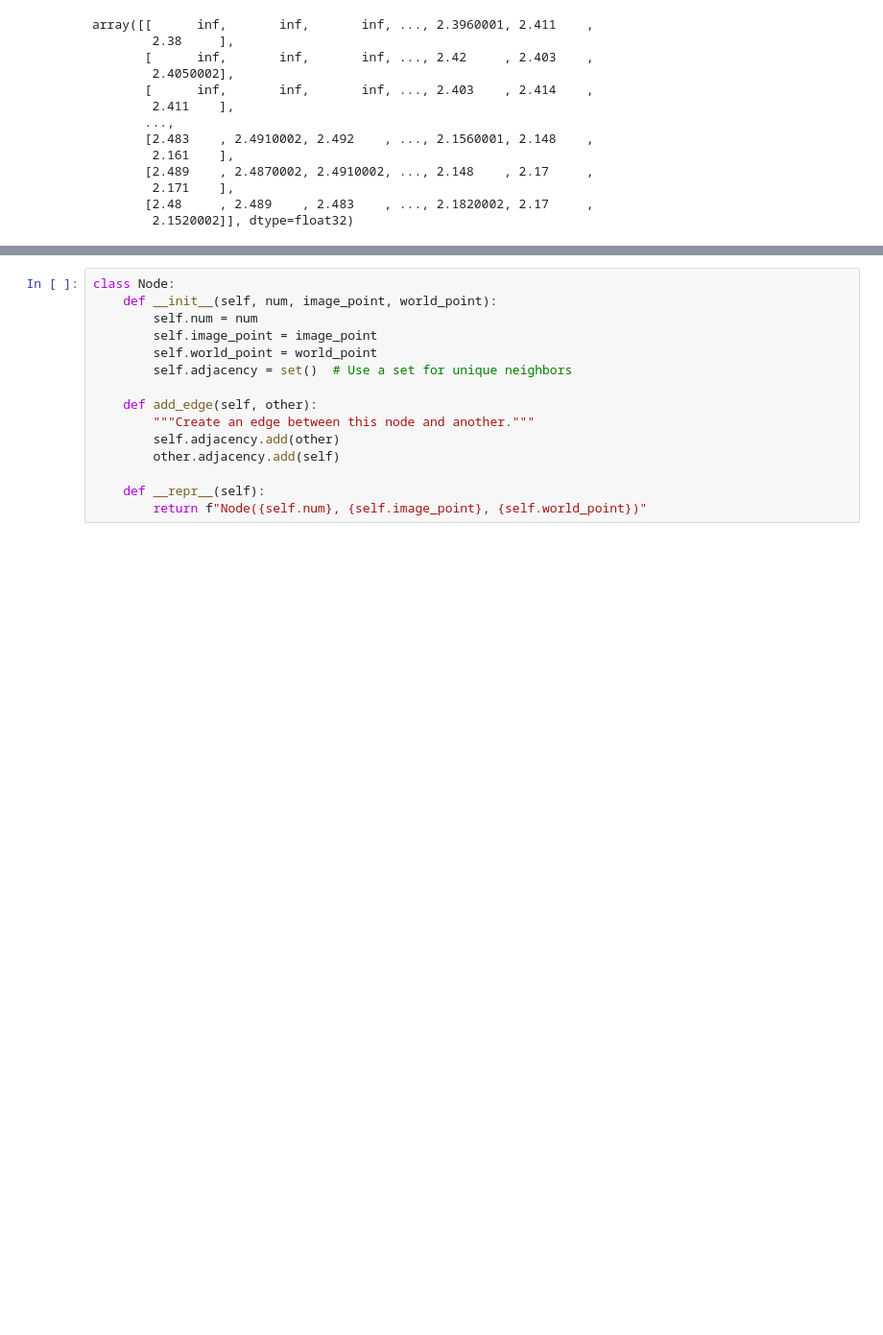
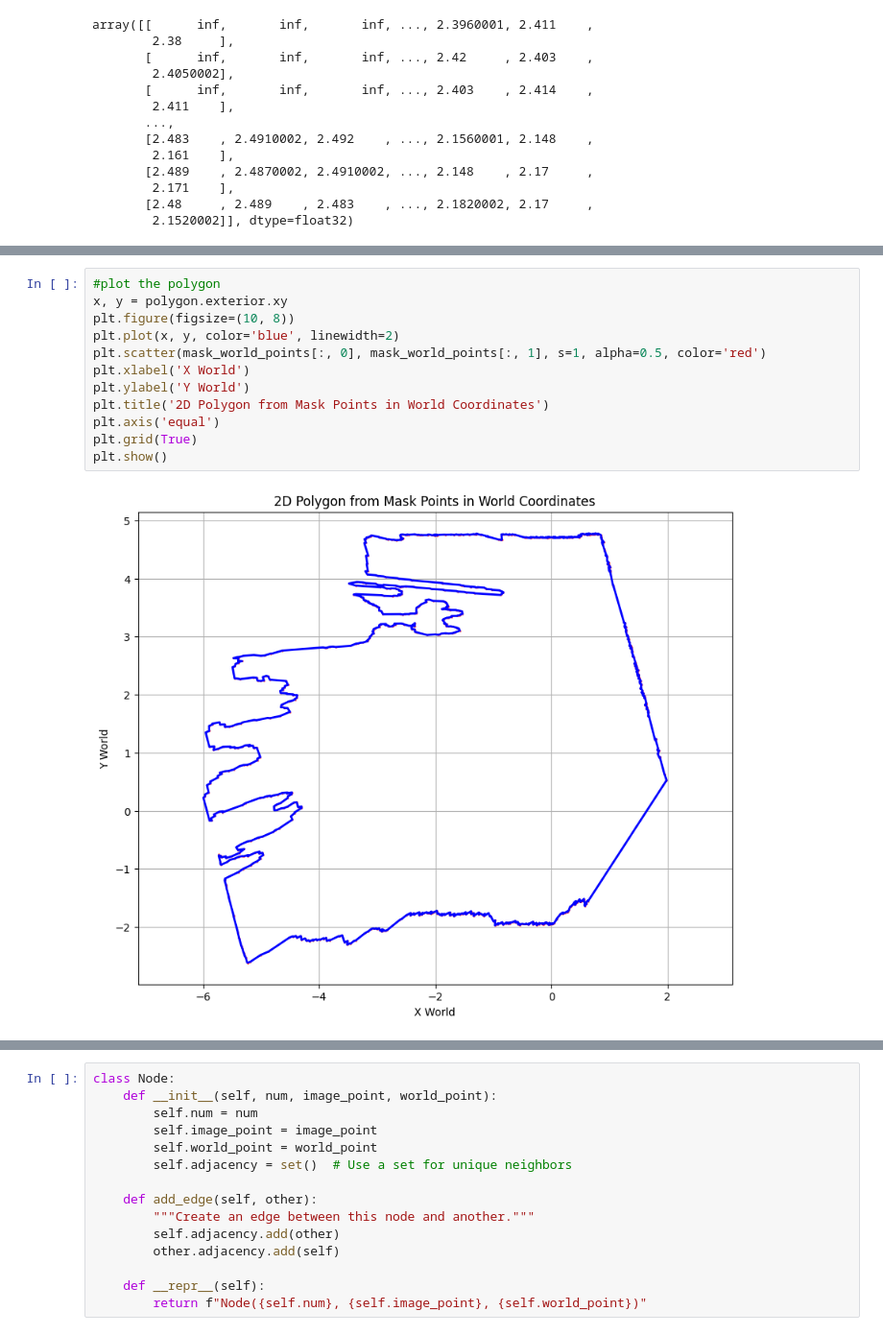
Before and after one commit to Captiosus510/multi-agent_vlm_search, a Jupyter notebook: llm_search/gridding_test.ipynb, the cells around one changed output, grey strips where cells are left out. Shown at 96% size. Cells and saved outputs as stored; diff of their text form; blank space fills up the shorter version.

```diff
--- a/llm_search/gridding_test.ipynb
+++ b/llm_search/gridding_test.ipynb
@@ -235,0 +276,14 @@ array([[      inf,       inf,       inf, ..., 2.3960001, 2.411    ,
+# %%
+#plot the polygon
+x, y = polygon.exterior.xy
+plt.figure(figsize=(10, 8))
+plt.plot(x, y, color='blue', linewidth=2)
+plt.scatter(mask_world_points[:, 0], mask_world_points[:, 1], s=1, alpha=0.5, color='red')
+plt.xlabel('X World')
+plt.ylabel('Y World')
+plt.title('2D Polygon from Mask Points in World Coordinates')
+plt.axis('equal')
+plt.grid(True)
+plt.show()
+# %% [output]
+[figure, added]
```
Also changed, not shown: parts of 13 cells of this notebook, 2 other files.
